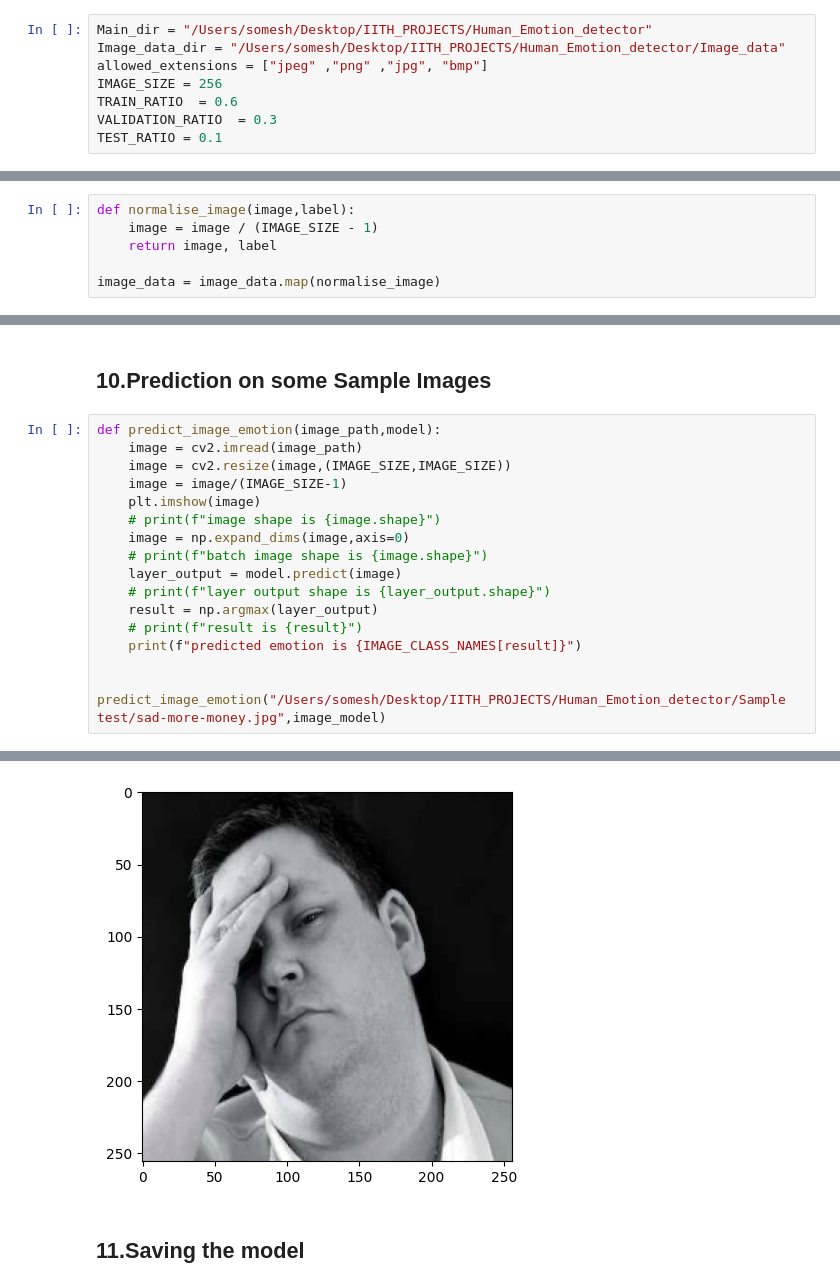
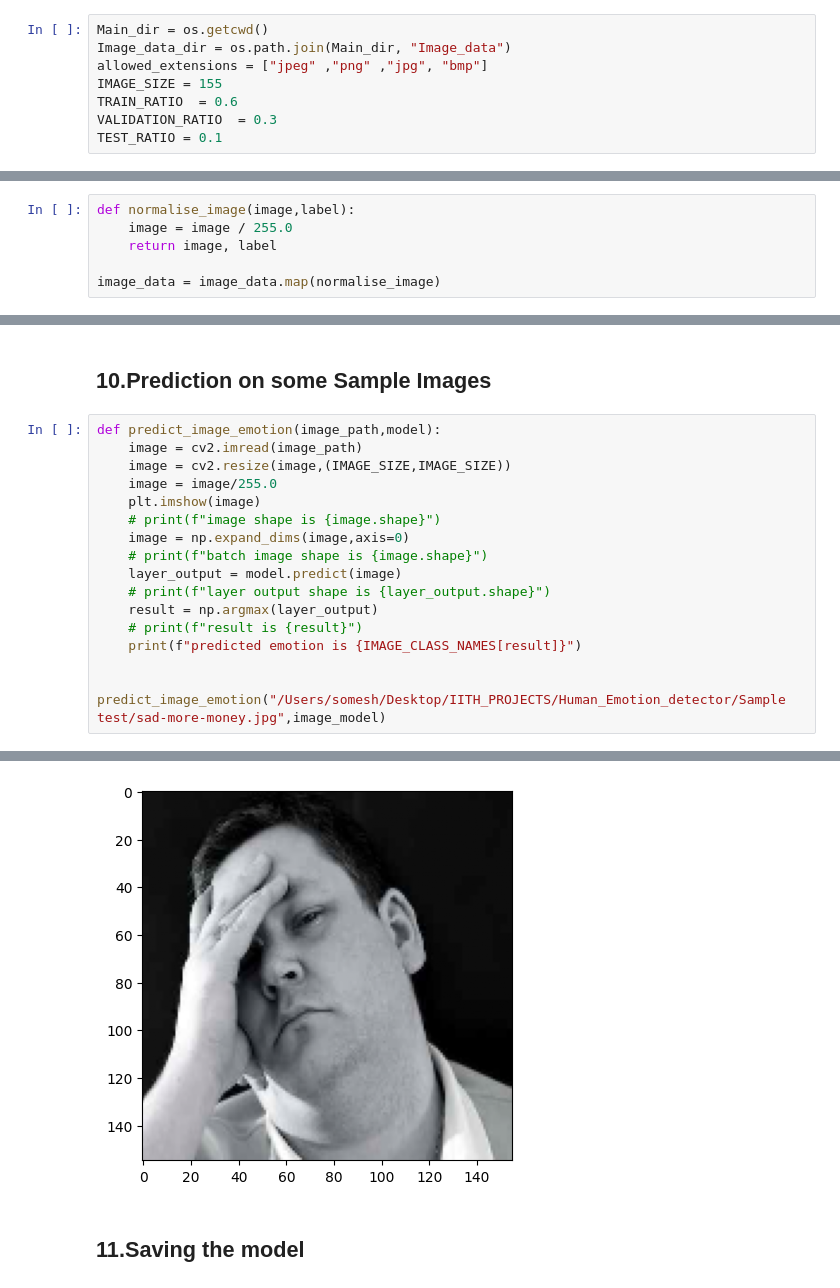
Before and after one commit to SomeshIITH/Human_Emotion_Detector, a Jupyter notebook: image_code.ipynb, the cells around one changed output, grey strips where cells are left out. Saved outputs shown, nothing was run; the diff lists cells and outputs as text.

```diff
--- a/image_code.ipynb
+++ b/image_code.ipynb
@@ -9,10 +9,10 @@ import matplotlib.pyplot as plt
 # %% [markdown]
 ## 2. Remove Doggy images and Declaring Variable we use Later
 # %%
-Main_dir = "/Users/somesh/Desktop/IITH_PROJECTS/Human_Emotion_detector"
-Image_data_dir = "/Users/somesh/Desktop/IITH_PROJECTS/Human_Emotion_detector/Image_data"
+Main_dir = os.getcwd()
+Image_data_dir = os.path.join(Main_dir, "Image_data")
 allowed_extensions = ["jpeg" ,"png" ,"jpg", "bmp"]
-IMAGE_SIZE = 256
+IMAGE_SIZE = 155
 TRAIN_RATIO  = 0.6
 VALIDATION_RATIO  = 0.3
 TEST_RATIO = 0.1
@@ -81,7 +81,7 @@ plt.show()
 ## 5.Scale Data
 # %%
 def normalise_image(image,label):
-    image = image / (IMAGE_SIZE - 1)
+    image = image / 255.0
     return image, label
 
 image_data = image_data.map(normalise_image)
@@ -315,7 +315,7 @@ accuracy of image model is : [0.018482768908143044, 1.0]
 def predict_image_emotion(image_path,model):
     image = cv2.imread(image_path)
     image = cv2.resize(image,(IMAGE_SIZE,IMAGE_SIZE))
-    image = image/(IMAGE_SIZE-1)
+    image = image/255.0
     plt.imshow(image)
     # print(f"image shape is {image.shape}")
     image = np.expand_dims(image,axis=0)
@@ -333,5 +333,5 @@ predict_image_emotion("/Users/somesh/Desktop/IITH_PROJECTS/Human_Emotion_detecto
 predicted emotion is sad
-[figure, old version]
+[figure, new version]
 # %% [markdown]
 ## 11.Saving the model
 # %%
```
Also changed, not shown: parts of 6 cells of this notebook, 4 other files.
